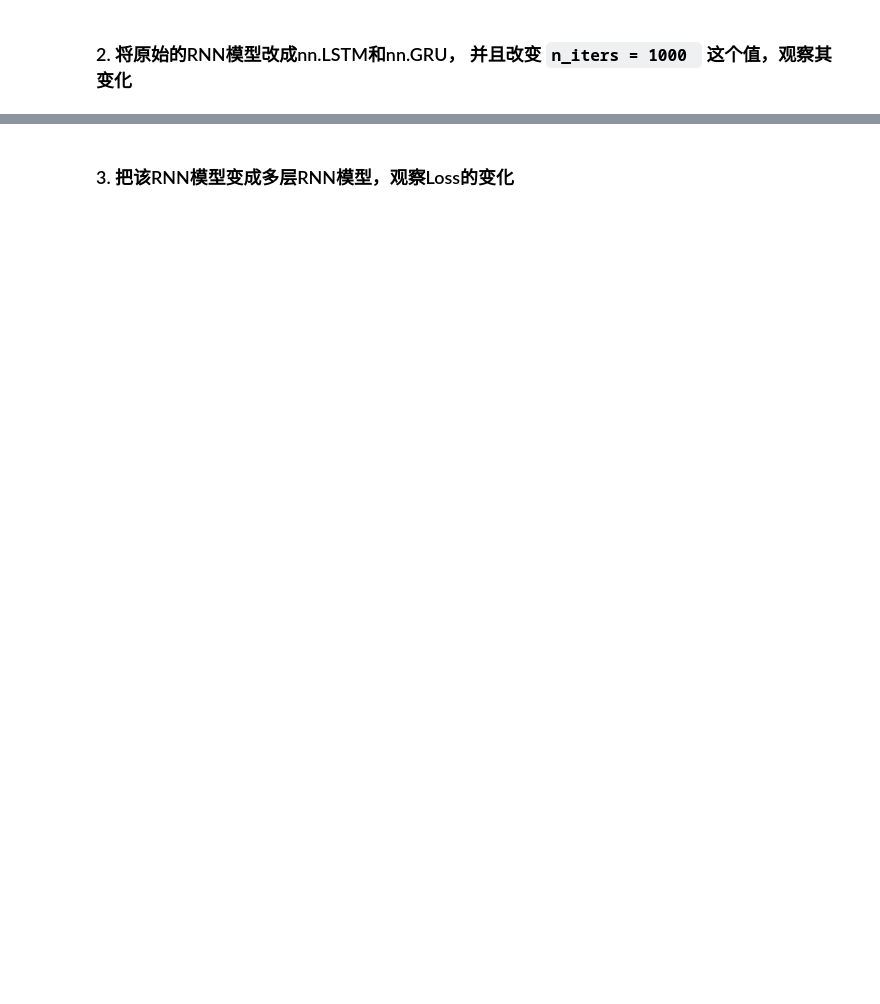
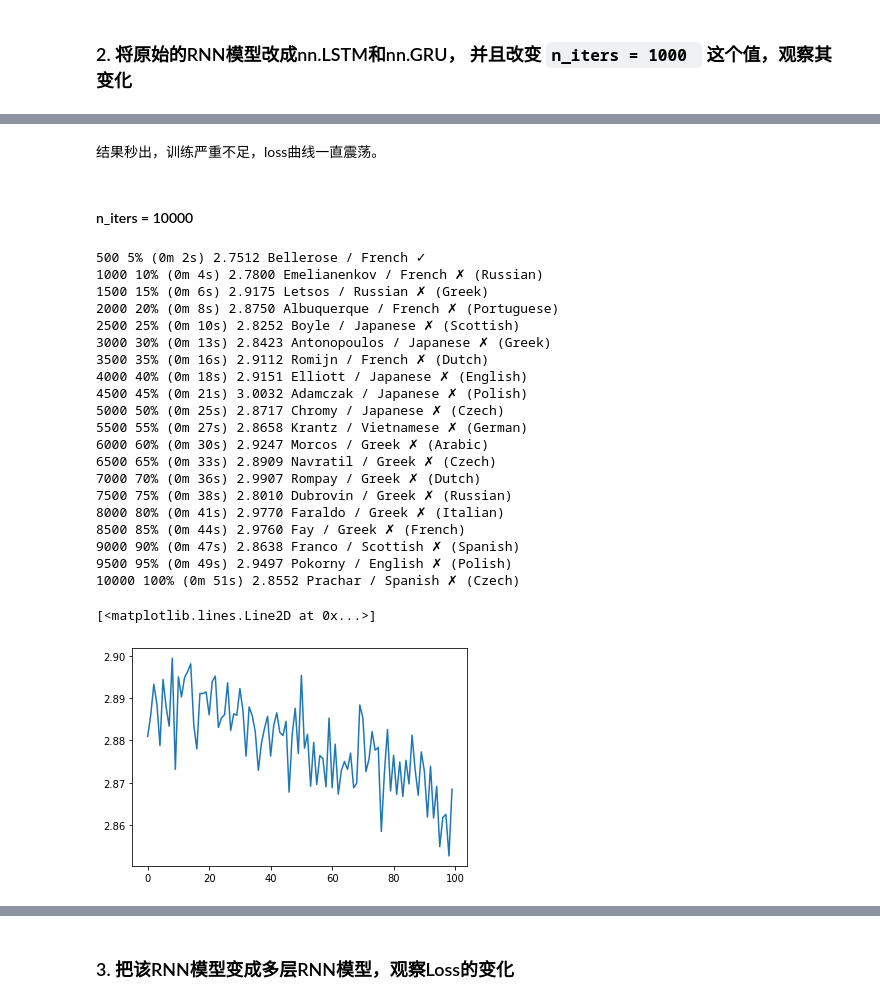
Before and after one commit to howling0/NLP_Assignments, a Jupyter notebook: w7/assignment-07-rnn.ipynb, the cells around one changed output, grey strips where cells are left out. Drawn from its saved outputs; the diff is of its cells as text; code cells hidden in the pictures; blank space fills up the shorter version.

```diff
--- a/w7/assignment-07-rnn.ipynb
+++ b/w7/assignment-07-rnn.ipynb
@@ -376,0 +698,31 @@ predict('Satoshi')
+# %% [markdown]
+结果秒出，训练严重不足，loss曲线一直震荡。
+# %% [markdown]
+#### n_iters = 10000
+# %%
+lstm = MultiLayer_LSTM(output_activation, criterion, n_letters, h, n_categories)
+losses = lstm.fit(n_iters=10000)
+plt.plot(losses)
+# %% [output]
+500 5% (0m 2s) 2.7512 Bellerose / French ✓
+1000 10% (0m 4s) 2.7800 Emelianenkov / French ✗ (Russian)
+1500 15% (0m 6s) 2.9175 Letsos / Russian ✗ (Greek)
+2000 20% (0m 8s) 2.8750 Albuquerque / French ✗ (Portuguese)
+2500 25% (0m 10s) 2.8252 Boyle / Japanese ✗ (Scottish)
+3000 30% (0m 13s) 2.8423 Antonopoulos / Japanese ✗ (Greek)
+3500 35% (0m 16s) 2.9112 Romijn / French ✗ (Dutch)
+4000 40% (0m 18s) 2.9151 Elliott / Japanese ✗ (English)
+4500 45% (0m 21s) 3.0032 Adamczak / Japanese ✗ (Polish)
+5000 50% (0m 25s) 2.8717 Chromy / Japanese ✗ (Czech)
+5500 55% (0m 27s) 2.8658 Krantz / Vietnamese ✗ (German)
+6000 60% (0m 30s) 2.9247 Morcos / Greek ✗ (Arabic)
+6500 65% (0m 33s) 2.8909 Navratil / Greek ✗ (Czech)
+7000 70% (0m 36s) 2.9907 Rompay / Greek ✗ (Dutch)
+7500 75% (0m 38s) 2.8010 Dubrovin / Greek ✗ (Russian)
+8000 80% (0m 41s) 2.9770 Faraldo / Greek ✗ (Italian)
+8500 85% (0m 44s) 2.9760 Fay / Greek ✗ (French)
+9000 90% (0m 47s) 2.8638 Franco / Scottish ✗ (Spanish)
+9500 95% (0m 49s) 2.9497 Pokorny / English ✗ (Polish)
+10000 100% (0m 51s) 2.8552 Prachar / Spanish ✗ (Czech)
+[<matplotlib.lines.Line2D at 0x...>]
+[figure, added]
```
Also changed, not shown: parts of 81 cells of this notebook, 1 other file.
